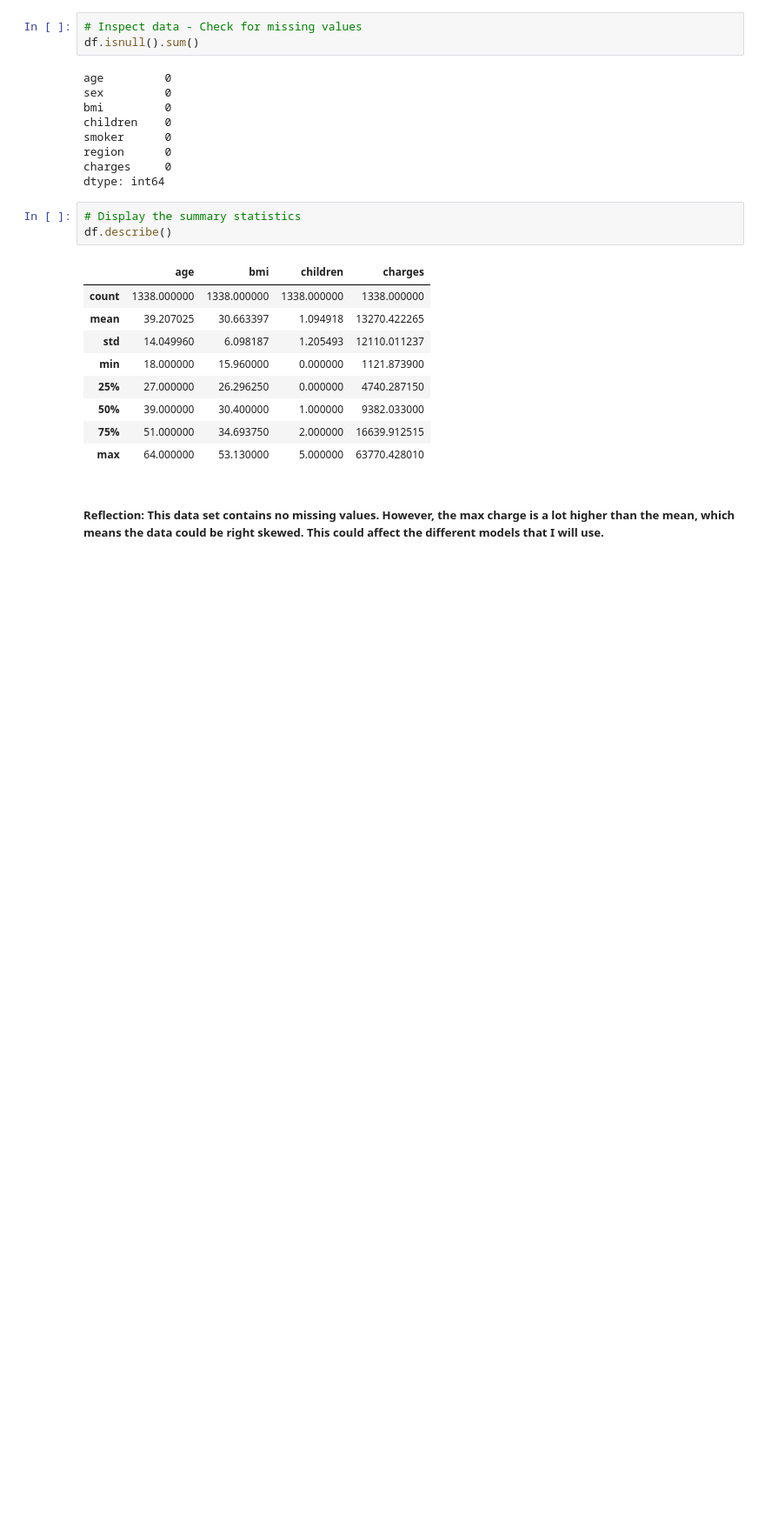
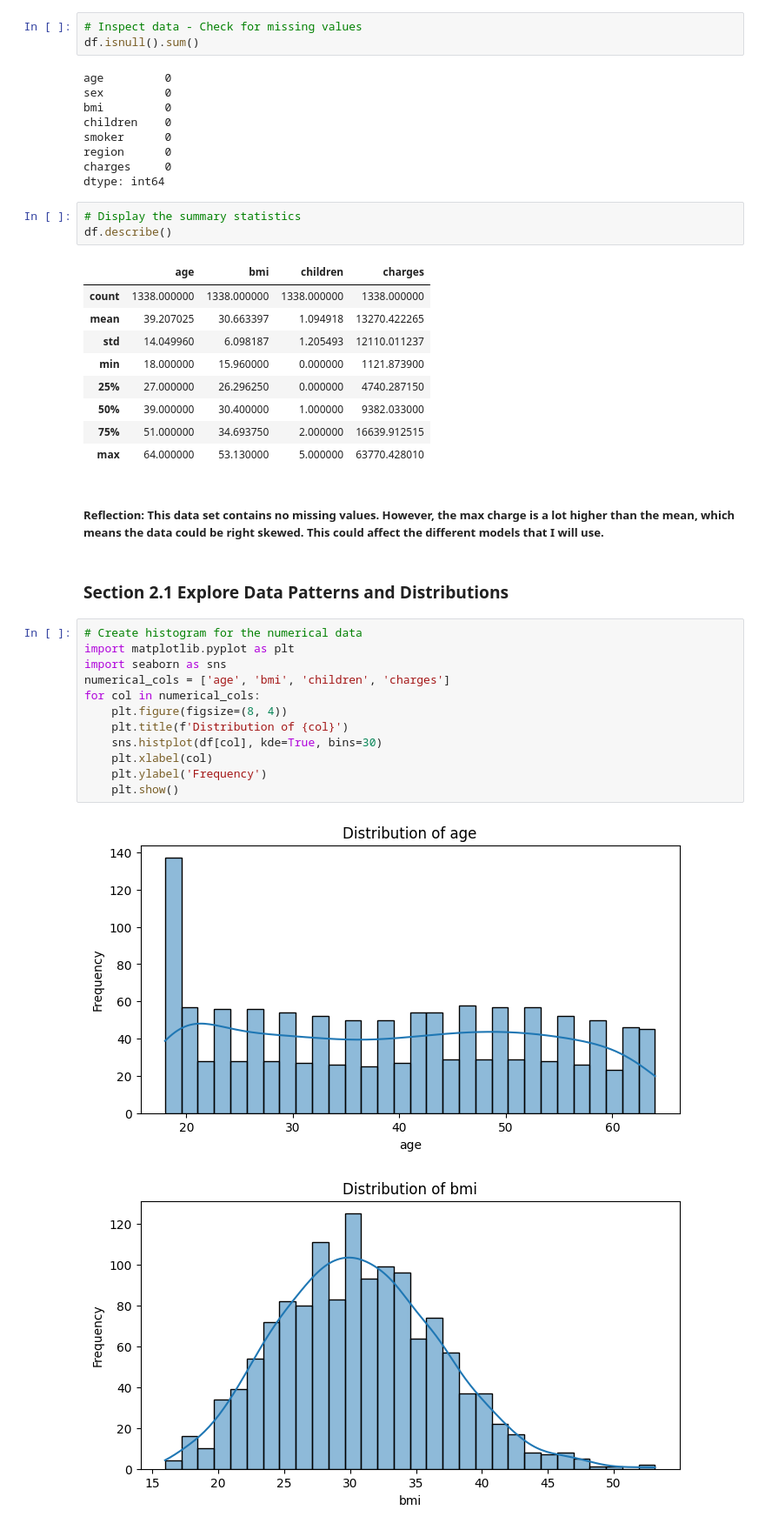
Before and after one commit to ceradrake/ml_regression_drake, a Jupyter notebook: regression.ipynb, the cells around one changed output. Shown: that part at 87% size. Saved outputs shown, nothing was run; the diff lists cells and outputs as text; blank space fills up the shorter version.

Commit message:
Section 2.1

```diff
--- a/regression.ipynb
+++ b/regression.ipynb
@@ -67,3 +67,20 @@ df.describe()
 | max | 64.000000 | 53.130000 | 5.000000 | 63770.428010 |
 # %% [markdown]
 ##### Reflection: This data set contains no missing values. However, the max charge is a lot higher than the mean, which means the data could be right skewed. This could affect the different models that I will use.
+# %% [markdown]
+### Section 2.1 Explore Data Patterns and Distributions
+# %%
+# Create histogram for the numerical data
+import matplotlib.pyplot as plt
+import seaborn as sns
+numerical_cols = ['age', 'bmi', 'children', 'charges']
+for col in numerical_cols:
+    plt.figure(figsize=(8, 4))
+    plt.title(f'Distribution of {col}')
+    sns.histplot(df[col], kde=True, bins=30)
+    plt.xlabel(col)
+    plt.ylabel('Frequency')
+    plt.show()
+# %% [output]
+[figure, added]
+[figure, added]
```
Also changed, not shown: parts of 3 cells of this notebook.
